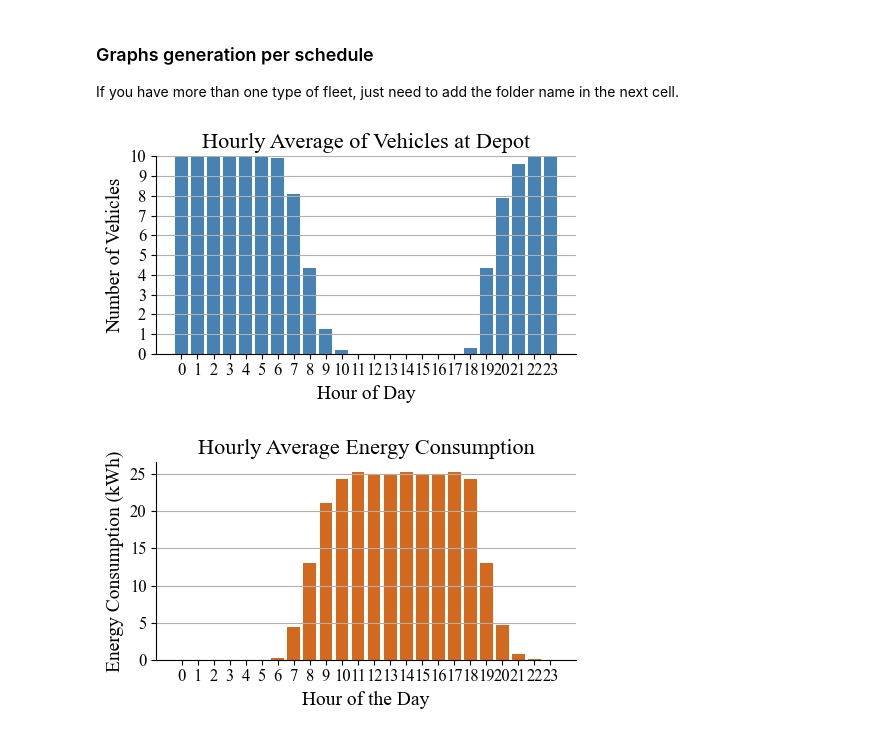
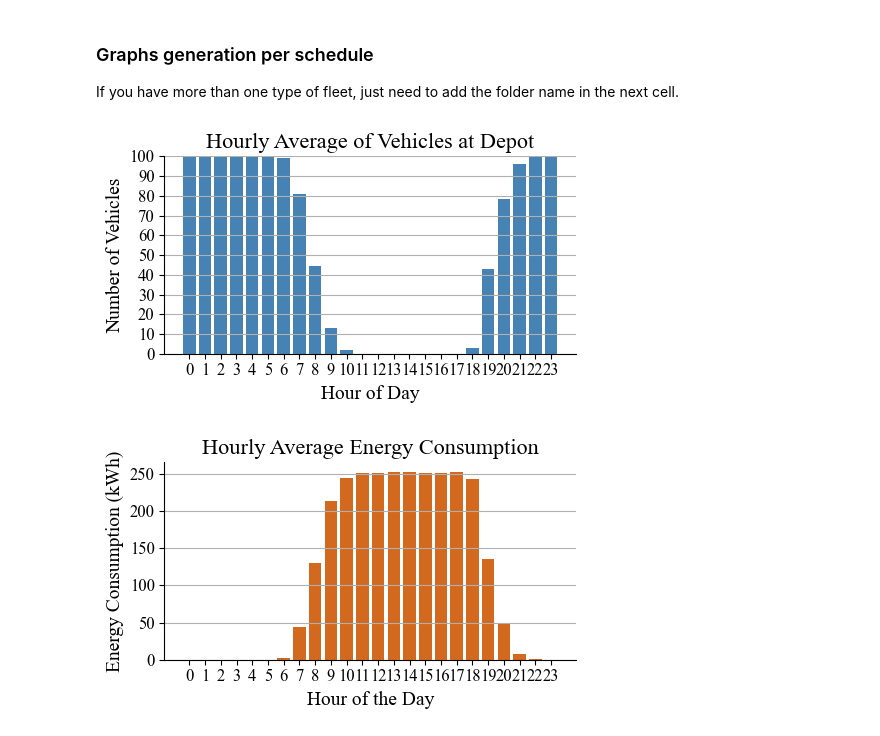
Before and after one commit to mcarolinagilr/eFleetPlan, a Jupyter notebook: notebooks/Module 1. Schedule Generation Module.ipynb, the cells around one changed output. Drawn from its saved outputs; the diff is of its cells as text; code cells hidden in the pictures.

```diff
--- a/notebooks/Module 1. Schedule Generation Module.ipynb
+++ b/notebooks/Module 1. Schedule Generation Module.ipynb
@@ -99,9 +99,9 @@ notes: Commodity groups were formulated in Light Goods Vehicles 2022 survey to c
 ### Schedule generator configurations
 # %%
 # Schedule arguments - adjust settings if necessary
-sch_config = {"Vehicles number": 10,  # Number of vehicles in the fleet
+sch_config = {"Vehicles number": 100,  # Number of vehicles in the fleet
 
-              "Type of schedule": {"type a": 10, "type b": 0, "type c": 0},  # Type A, which consists of a continuous schedule, and Type B, which includes breaks (two-parts), going to the distribution terminal durind the day.
+              "Type of schedule": {"type a": 100, "type b": 0, "type c": 0},  # Type A, which consists of a continuous schedule, and Type B, which includes breaks (two-parts), going to the distribution terminal durind the day.
 
               # Type C is Custom Schedule that needs to be define here:
 
@@ -119,7 +119,7 @@ sch_config = {"Vehicles number": 10,  # Number of vehicles in the fleet
                                   "maximum return": 22  # Maximum return time in hours (0-23)
                                   },
 
-              "Type of vehicle": {"Renault": 5, "Toyota": 5, "Custom": 0},  # Renault or Toyota or Custom vehicles types
+              "Type of vehicle": {"Renault": 50, "Toyota": 50, "Custom": 0},  # Renault or Toyota or Custom vehicles types
 
               "Custom Vehicle": {"average consumption": 0.2,
                                  "std deviation consumption": 0.1,
@@ -143,21 +143,21 @@ sch_config = {"Vehicles number": 10,  # Number of vehicles in the fleet
                                 "standard deviation stops": 10  # Standard deviation of number of stops per day
                                 },
 
-              "Schedule name": 'schedule_1'  # Name of the schedule
+              "Schedule name": 'schedule_2'  # Name of the schedule
                 }
 # %% [markdown]
 ## 1.3. Schedule Generation
 # %% [markdown]
 Define the vehicle fleet and type of schedule to generate in the following cell. It is possible to duplicate the cell and generate schedules for different vehicle fleets.
 # %%
-schedule_1 = generate_fleet_schedules(env_config, sch_config)
+schedule_2 = generate_fleet_schedules(env_config, sch_config)
 # %% [markdown]
 ### Save parameters files in CVS
 # %%
 # Save individual files for each parameter for both schedules
 parameters = ['Distance_km', 'Consumption_kWh', 'Consumption_km', 'Location', 'ChargingStation', 'PowerRating_kW', 'ScheduleType', 'consumption_factor']
 
-for schedule, schedule_name in zip([schedule_1], ['1']):
+for schedule, schedule_name in zip([schedule_2], ['2']):
     for parameter in parameters:
         # Pivot the table for the current parameter
         pivoted_schedule = schedule.pivot_table(
@@ -213,17 +213,17 @@ print(schedule.head())
 ### Graphs generation per schedule
 If you have more than one type of fleet, just need to add the folder name in the next cell.
 # %%
-folders = ['Schedule_1']
+folders = ['Schedule_2']
 
 for folder in folders:
     schedule_name = folder.split("_")[1]
     output_folder = os.path.join(notebook_dir, '..', 'data', 'Output', folder)
     distance_file_path = os.path.join(output_folder, f'{schedule_name}_all_vehicles_Distance_km.csv')
     charging_file_path = os.path.join(output_folder, f'{schedule_name}_all_vehicles_ChargingStation.csv')
     consumption_file_path = os.path.join(output_folder, f'{schedule_name}_all_vehicles_Consumption_kWh.csv')
 
 
     generate_graphs(distance_file_path, charging_file_path, consumption_file_path, folder, output_folder)
 # %% [output]
-[figure, old version]
+[figure, new version]
-[figure, old version]
+[figure, new version]
```
Also changed, not shown: parts of 1 cell of this notebook, 39 other files.
